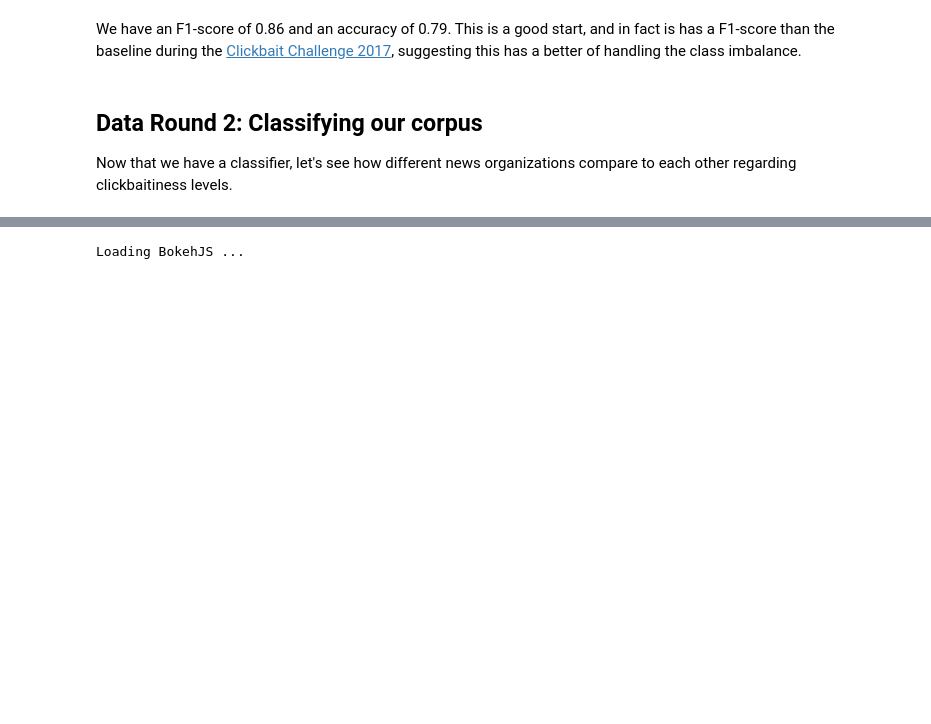
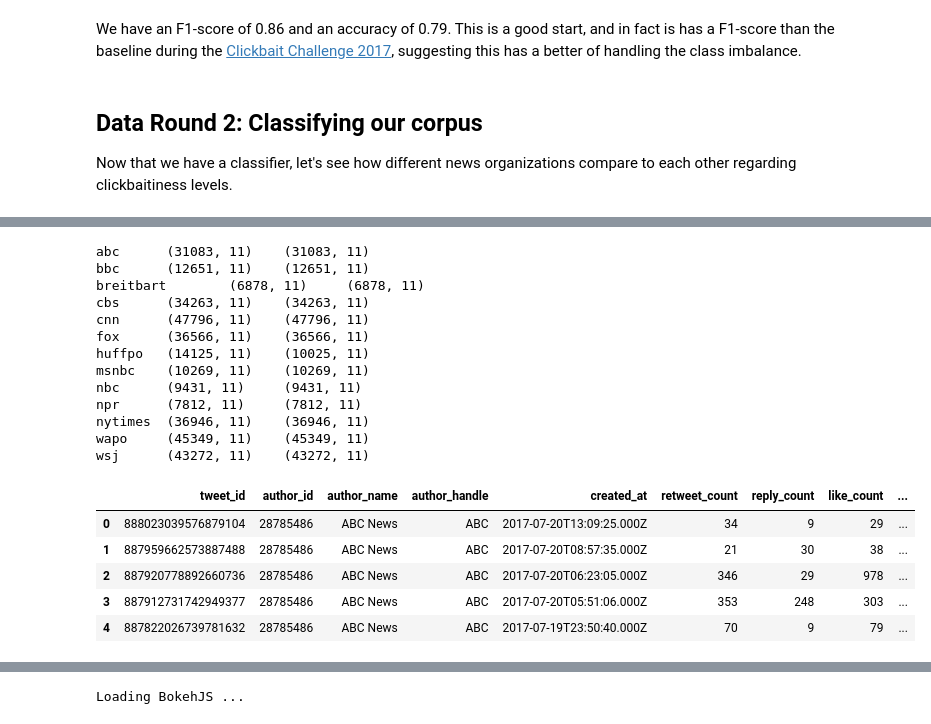
Before and after one commit to alexanderwood/wood-clickbait, a Jupyter notebook: code/analysis.ipynb, the cells around one changed output, grey strips where cells are left out. Saved outputs shown, nothing was run; the diff lists cells and outputs as text; code cells hidden in the pictures; blank space fills up the shorter version.

```diff
--- a/code/analysis.ipynb
+++ b/code/analysis.ipynb
@@ -388,10 +398,36 @@ def load_tweetset(org_handle):
 # %%
 # Predict clickbaitiness score for each of the news orgs.
-scores = {}
+# Predict clickbaitiness score for each of the news orgs.
+scores_prob = pd.DataFrame(columns=list(nyt_data.columns)+['bait_proba', 'nonbait_proba'])
 for org in orgs:
     df = load_tweetset(org)
     data_pred = clf_logreg.predict_proba(df)
-    scores[org] = data_pred
+    df['bait_proba'] = [d[1] for d in data_pred]
+    df['nonbait_proba'] = [d[0] for d in data_pred]
+    df['scores'] = ['clickbait' if d[1] >= 0.5 else 'non-clickbait' for d in data_pred]
+    scores_prob = scores_prob.append(df)
+
+scores_prob.head()
+# %% [output]
+abc      (31083, 11)    (31083, 11)
+bbc      (12651, 11)    (12651, 11)
+breitbart        (6878, 11)     (6878, 11)
+cbs      (34263, 11)    (34263, 11)
+cnn      (47796, 11)    (47796, 11)
+fox      (36566, 11)    (36566, 11)
+huffpo   (14125, 11)    (10025, 11)
+msnbc    (10269, 11)    (10269, 11)
+nbc      (9431, 11)     (9431, 11)
+npr      (7812, 11)     (7812, 11)
+nytimes  (36946, 11)    (36946, 11)
+wapo     (45349, 11)    (45349, 11)
+wsj      (43272, 11)    (43272, 11)
+|  | tweet_id | author_id | author_name | author_handle | created_at | retweet_count | reply_count | like_count | ... |
+| 0 | 888023039576879104 | 28785486 | ABC News | ABC | 2017-07-20T13:09:25.000Z | 34 | 9 | 29 | ... |
+| 1 | 887959662573887488 | 28785486 | ABC News | ABC | 2017-07-20T08:57:35.000Z | 21 | 30 | 38 | ... |
+| 2 | 887920778892660736 | 28785486 | ABC News | ABC | 2017-07-20T06:23:05.000Z | 346 | 29 | 978 | ... |
+| 3 | 887912731742949377 | 28785486 | ABC News | ABC | 2017-07-20T05:51:06.000Z | 353 | 248 | 303 | ... |
+| 4 | 887822026739781632 | 28785486 | ABC News | ABC | 2017-07-19T23:50:40.000Z | 70 | 9 | 79 | ... |
 # %%
 # Convert to percentage over all tweets that year.
 x = [(org, val) for org in orgs for val in ['clickbait', 'non-clickbait']]
```
Also changed, not shown: parts of 15 cells of this notebook, 7 other files.
